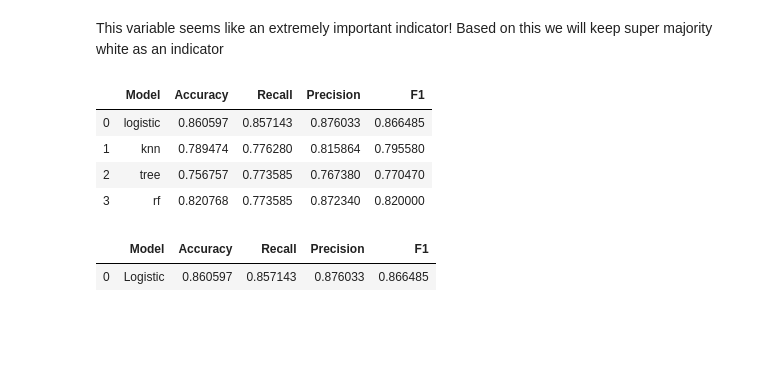
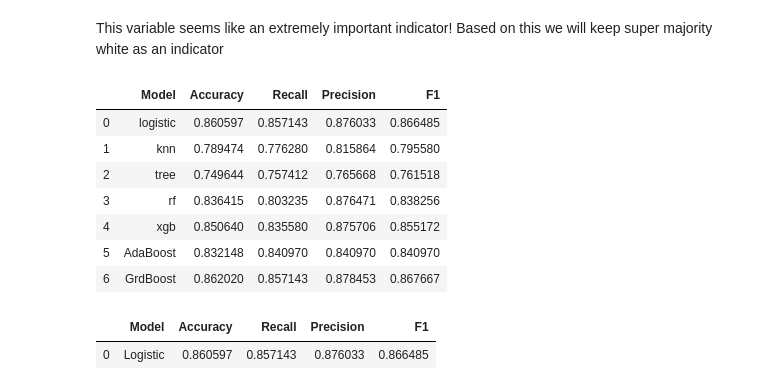
Before and after one commit to CaryMosley/PoliticalAffiliation, a Jupyter notebook: CleanAndEDA.ipynb, the cells around one changed output. Cells and saved outputs as stored; diff of their text form; code cells hidden in the pictures; blank space fills up the shorter version.

Commit message:
More models

```diff
--- a/CleanAndEDA.ipynb
+++ b/CleanAndEDA.ipynb
@@ -953,7 +955,11 @@ def classification_models(X,y,models):
     scaler = MinMaxScaler()
     scaler.fit(X)
     model_dict = {'logistic': LogisticRegression,'knn': KNeighborsClassifier,
-                 'tree': DecisionTreeClassifier,'rf': RandomForestClassifier}
+                 'tree': DecisionTreeClassifier,'rf': RandomForestClassifier,
+                 'xgb': xgb.XGBClassifier, 'AdaBoost': AdaBoostClassifier,
+                 'GrdBoost': GradientBoostingClassifier}
+
+
     X_transformed = scaler.transform(X)
     X_train, X_test, y_train, y_test = train_test_split(X_transformed, y,test_size = .2, random_state=1)
     summary_df = pd.DataFrame(columns=['Model','Accuracy', 'Recall', 'Precision',  'F1'])
@@ -984,13 +990,16 @@ def classification_models(X,y,models):
                    'F1': metrics.f1_score(y_test, y_pred)},ignore_index=True)
     return summary_df
 # %%
-classification_models(X,y,['logistic','knn','tree','rf'])
+classification_models(X,y,['logistic','knn','tree','rf','xgb','AdaBoost','GrdBoost'])
 # %% [output]
 |  | Model | Accuracy | Recall | Precision | F1 |
 | 0 | logistic | 0.860597 | 0.857143 | 0.876033 | 0.866485 |
 | 1 | knn | 0.789474 | 0.776280 | 0.815864 | 0.795580 |
-| 2 | tree | 0.756757 | 0.773585 | 0.767380 | 0.770470 |
-| 3 | rf | 0.820768 | 0.773585 | 0.872340 | 0.820000 |
+| 2 | tree | 0.749644 | 0.757412 | 0.765668 | 0.761518 |
+| 3 | rf | 0.836415 | 0.803235 | 0.876471 | 0.838256 |
+| 4 | xgb | 0.850640 | 0.835580 | 0.875706 | 0.855172 |
+| 5 | AdaBoost | 0.832148 | 0.840970 | 0.840970 | 0.840970 |
+| 6 | GrdBoost | 0.862020 | 0.857143 | 0.878453 | 0.867667 |
 # %%
 scaler = MinMaxScaler()
 scaler.fit(X)
```
Also changed, not shown: parts of 1 cell of this notebook.
